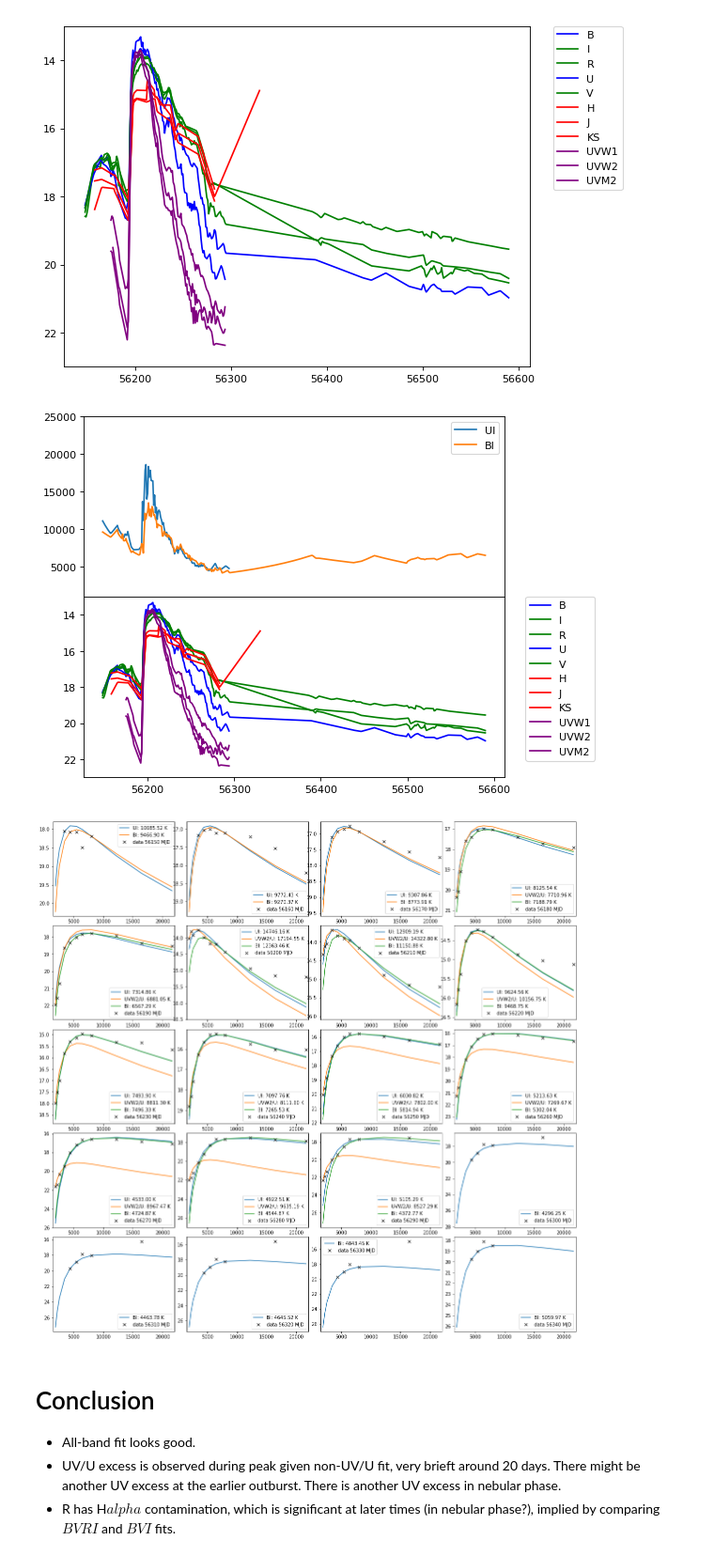
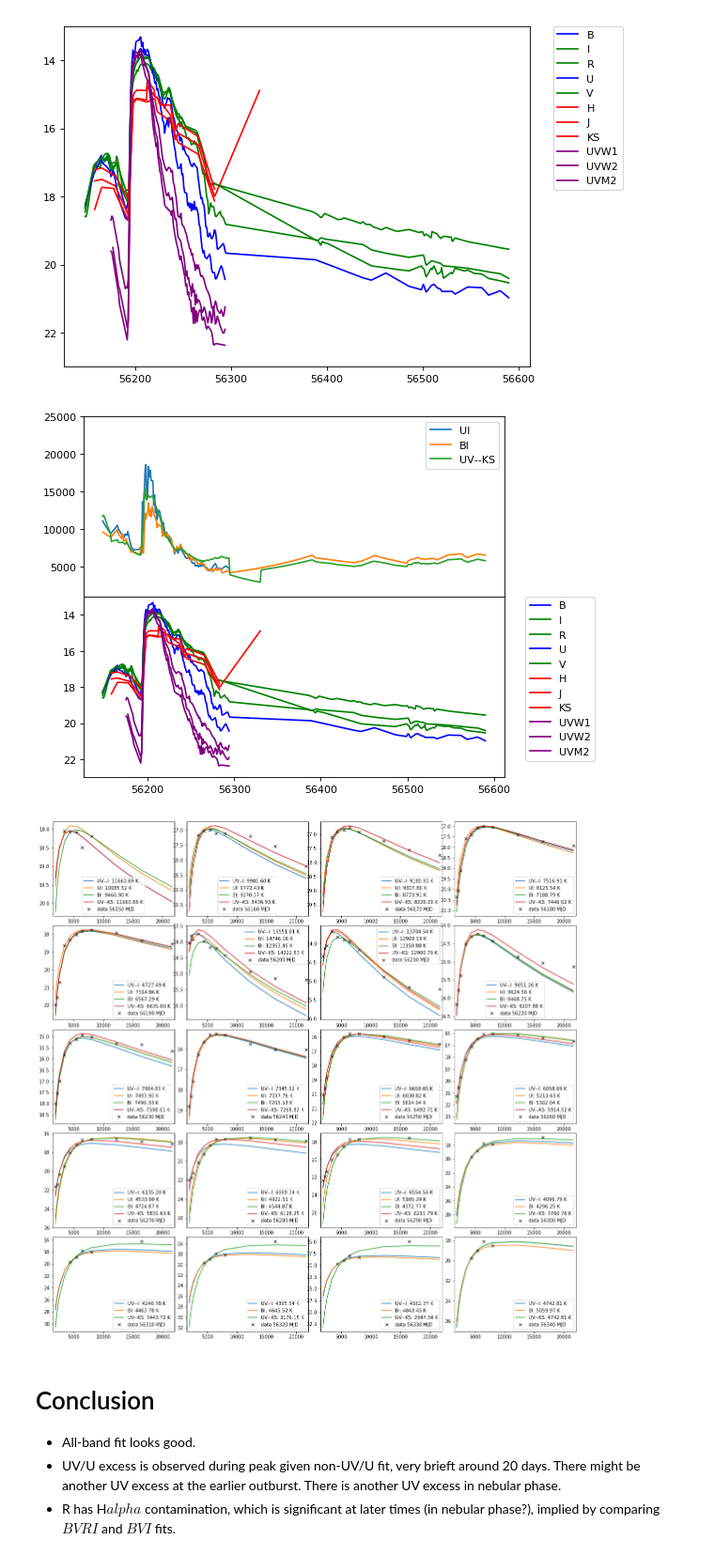
Before and after one commit to bkornpob/Unknown-3rd-Project, a Jupyter notebook: 02_01_blackbody.ipynb, the cells around one changed output. Shown: that part at 94% size. Saved outputs shown, nothing was run; the diff lists cells and outputs as text; code cells hidden in the pictures.

```diff
--- a/02_01_blackbody.ipynb
+++ b/02_01_blackbody.ipynb
@@ -131,6 +131,7 @@ band_4 = set(['B','V','I'])
 band_5 = set(['U','I'])
 band_6 = set(['UVW2','U'])
 band_7 = set(['B','I'])
+band_8 = set(['UVW2','UVM2','UVW1','U','B','V','R','I','J','H','KS'])
 
 MJD_band_1, param_band_1, pcov_band_1 = [], [], []
 MJD_band_2, param_band_2, pcov_band_2 = [], [], []
@@ -139,6 +140,7 @@ MJD_band_4, param_band_4, pcov_band_4 = [], [], []
 MJD_band_5, param_band_5, pcov_band_5 = [], [], []
 MJD_band_6, param_band_6, pcov_band_6 = [], [], []
 MJD_band_7, param_band_7, pcov_band_7 = [], [], []
+MJD_band_8, param_band_8, pcov_band_8 = [], [], []
 
 for j in z:
     x, y, a = get_mag_interpol(mag_intpol, j)
@@ -149,6 +151,7 @@ for j in z:
     x_band_5, y_band_5 = [], []
     x_band_6, y_band_6 = [], []
     x_band_7, y_band_7 = [], []
+    x_band_8, y_band_8 = [], []
     for i in a:
         if i in band_1:
             x_band_1.append(wavelength[i])
@@ -171,6 +174,9 @@ for j in z:
         if i in band_7:
             x_band_7.append(wavelength[i])
             y_band_7.append(y[np.where(a == i)].tolist()[0])
+        if i in band_8:
+            x_band_8.append(wavelength[i])
+            y_band_8.append(y[np.where(a == i)].tolist()[0])
 
     x_band_1, y_band_1 = np.array(x_band_1), np.array(y_band_1)
     x_band_2, y_band_2 = np.array(x_band_2), np.array(y_band_2)
@@ -179,6 +185,7 @@ for j in z:
     x_band_5, y_band_5 = np.array(x_band_5), np.array(y_band_5)
     x_band_6, y_band_6 = np.array(x_band_6), np.array(y_band_6)
     x_band_7, y_band_7 = np.array(x_band_7), np.array(y_band_7)
+    x_band_8, y_band_8 = np.array(x_band_8), np.array(y_band_8)
 
     if x_band_1.size >= 2:
         popt, pcov = curve_fit(bb_lambda_mag, x_band_1, y_band_1, p0=[5000., -20.])
@@ -215,6 +222,11 @@ for j in z:
         MJD_band_7.append(j)
         param_band_7.append(popt)
         pcov_band_7.append(pcov)
+    if x_band_8.size >= 2:
+        popt, pcov = curve_fit(bb_lambda_mag, x_band_8, y_band_8, p0=[5000., -20.])
+        MJD_band_8.append(j)
+        param_band_8.append(popt)
+        pcov_band_8.append(pcov)
 
 MJD_band_1, param_band_1, pcov_band_1 = np.array(MJD_band_1), np.array(param_band_1), np.array(pcov_band_1)
 MJD_band_2, param_band_2, pcov_band_2 = np.array(MJD_band_2), np.array(param_band_2), np.array(pcov_band_2)
@@ -223,6 +235,7 @@ MJD_band_4, param_band_4, pcov_band_4 = np.array(MJD_band_4), np.array(param_ban
 MJD_band_5, param_band_5, pcov_band_5 = np.array(MJD_band_5), np.array(param_band_5), np.array(pcov_band_5)
 MJD_band_6, param_band_6, pcov_band_6 = np.array(MJD_band_6), np.array(param_band_6), np.array(pcov_band_6)
 MJD_band_7, param_band_7, pcov_band_7 = np.array(MJD_band_7), np.array(param_band_7), np.array(pcov_band_7)
+MJD_band_8, param_band_8, pcov_band_8 = np.array(MJD_band_8), np.array(param_band_8), np.array(pcov_band_8)
 # %%
 # plot temperature evolution with photometry
 fig = plt.figure(figsize=(8,6), dpi=80, facecolor='w', edgecolor='k')
@@ -239,6 +252,7 @@ ax2 = fig.add_axes([0.1, 0.1, 0.7, 0.4],
 ax1.plot(MJD_band_5, param_band_5[:,0], label='UI')
 # ax1.plot(MJD_band_6, param_band_6[:,0], label='UVW2/U')
 ax1.plot(MJD_band_7, param_band_7[:,0], label='BI')
+ax1.plot(MJD_band_8, param_band_8[:,0], label='UV--KS')
 ax1.legend()
 
 col = {'UVW2':'purple', 'UVM2':'purple', 'UVW1':'purple', 'U':'blue', 'B':'blue', 'V':'green', 'R':'green', 'I':'green',
@@ -249,7 +263,7 @@ ax2.legend(bbox_to_anchor=(1.05, 1), loc=2, borderaxespad=0.)
 
 plt.show()
 # %% [output]
-[figure, old version]
+[figure, new version]
 # %%
 # plot SEDs
 z = np.arange(56150, 56350, step=10)
@@ -281,45 +295,50 @@ for ax in AX.flatten():
 #         y_band_2 = get_bb_mag(w, param_band_2[index,0][0][0], param_band_2[index,1][0][0])
 #         ax.plot(w, y_band_2, label='UBVRI: ' + '{:.2f}'.format(param_band_2[index,0][0,0]) + ' K')
 
-#     if (z[j] in MJD_band_3):
-#         index = np.array(np.where(MJD_band_3 == z[j]))
-#         y_band_3 = get_bb_mag(w, param_band_3[index,0][0][0], param_band_3[index,1][0][0])
-#         ax.plot(w, y_band_3, label='UV--I: ' + '{:.2f}'.format(param_band_3[index,0][0,0]) + ' K')
+    if (z[j] in MJD_band_3):
+        index = np.array(np.where(MJD_band_3 == z[j]))
+        y_band_3 = get_bb_mag(w, param_band_3[index,0][0][0], param_band_3[index,1][0][0])
+        ax.plot(w, y_band_3, label='UV--I: ' + '{:.2f}'.format(param_band_3[index,0][0,0]) + ' K')
 
 #     if (z[j] in MJD_band_4):
 #         index = np.array(np.where(MJD_band_4 == z[j]))
 #         y_band_4 = get_bb_mag(w, param_band_4[index,0][0][0], param_band_4[index,1][0][0])
 #         ax.plot(w, y_band_4, label='BVI: ' + '{:.2f}'.format(param_band_4[index,0][0,0]) + ' K')
 
     if (z[j] in MJD_band_5):
         index = np.array(np.where(MJD_band_5 == z[j]))
         y_band_5 = get_bb_mag(w, param_band_5[index,0][0][0], param_band_5[index,1][0][0])
         ax.plot(w, y_band_5, label='UI: ' + '{:.2f}'.format(param_band_5[index,0][0,0]) + ' K')
 
-    if (z[j] in MJD_band_6):
-        index = np.array(np.where(MJD_band_6 == z[j]))
-        y_band_6 = get_bb_mag(w, param_band_6[index,0][0][0], param_band_6[index,1][0][0])
-        ax.plot(w, y_band_6, label='UVW2/U: ' + '{:.2f}'.format(param_band_6[index,0][0,0]) + ' K')
+#     if (z[j] in MJD_band_6):
+#         index = np.array(np.where(MJD_band_6 == z[j]))
+#         y_band_6 = get_bb_mag(w, param_band_6[index,0][0][0], param_band_6[index,1][0][0])
+#         ax.plot(w, y_band_6, label='UVW2/U: ' + '{:.2f}'.format(param_band_6[index,0][0,0]) + ' K')
 
     if (z[j] in MJD_band_7):
         index = np.array(np.where(MJD_band_7 == z[j]))
         y_band_7 = get_bb_mag(w, param_band_7[index,0][0][0], param_band_7[index,1][0][0])
         ax.plot(w, y_band_7, label='BI: ' + '{:.2f}'.format(param_band_7[index,0][0,0]) + ' K')
+
+    if (z[j] in MJD_band_8):
+        index = np.array(np.where(MJD_band_8 == z[j]))
+        y_band_8 = get_bb_mag(w, param_band_8[index,0][0][0], param_band_8[index,1][0][0])
+        ax.plot(w, y_band_8, label='UV--KS: ' + '{:.2f}'.format(param_band_8[index,0][0,0]) + ' K')
 
     x, y, a = get_mag_interpol(mag_intpol, z[j])
     o = x.argsort()
     ax.plot(x[o], y[o], 'kx', label='data ' + '{}'.format(z[j]) + ' MJD')
 
 #     ax.set_ylim(13,23)
     ax.set_xlim(1500, 22000)
     ax.invert_yaxis()
     ax.legend()
 
     j += 1
 
 plt.show()
 # %% [output]
-[figure, old version]
+[figure, new version]
 # %% [markdown]
 # Conclusion
 
```
